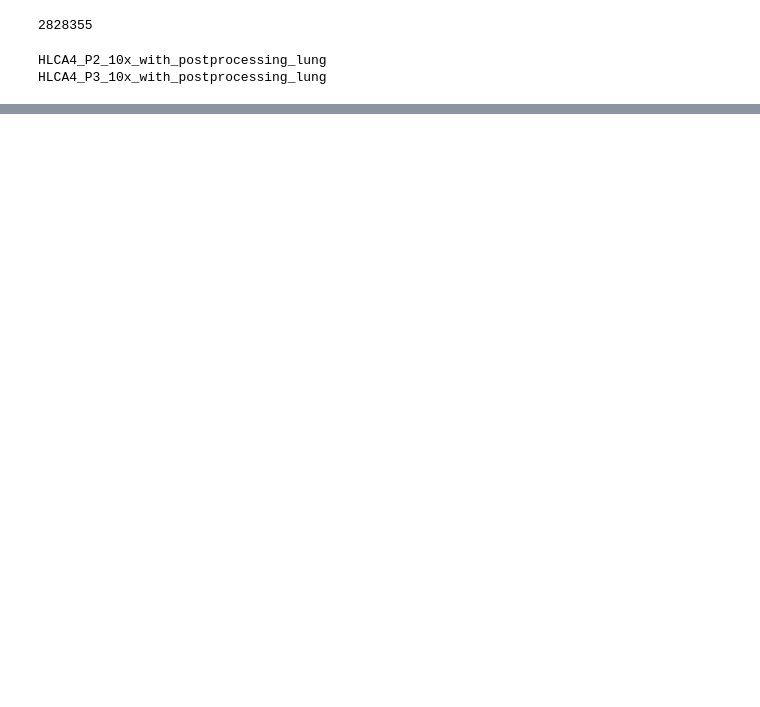
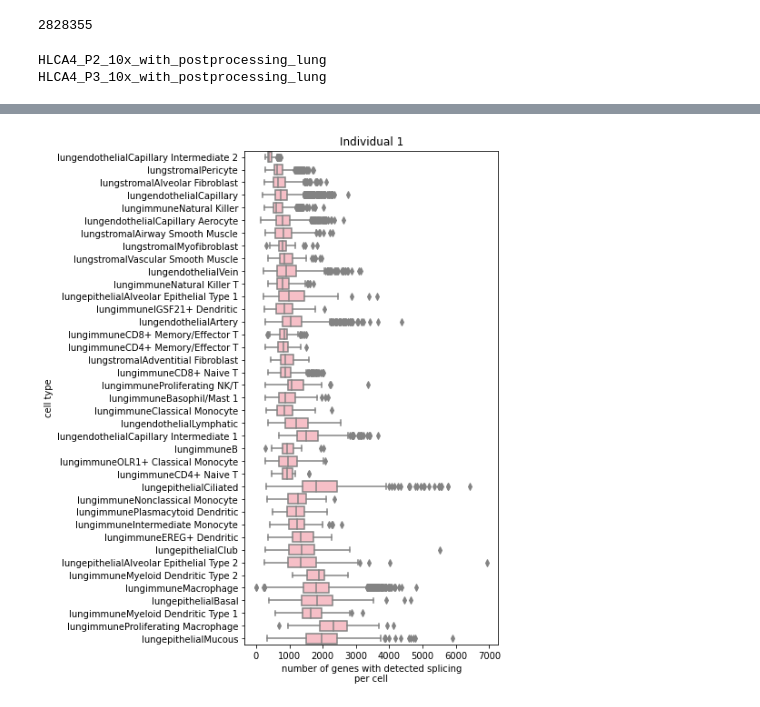
Before and after one commit to juliaolivieri/SpliZ_pipeline, a Jupyter notebook: notebooks/supplemental_figures.ipynb, the cells around one changed output, grey strips where cells are left out. Saved outputs shown, nothing was run; the diff lists cells and outputs as text; code cells hidden in the pictures; blank space fills up the shorter version.

```diff
--- a/notebooks/supplemental_figures.ipynb
+++ b/notebooks/supplemental_figures.ipynb
@@ -155,0 +216,10 @@ HLCA_smartseq_P3_with_postprocessing_shared
+# %%
+f, ax = plt.subplots(figsize=(5, 10))
+sns.boxplot(data=df, x="number of genes with detected splicing\nper cell",y="cell type",color="lightpink")
+plt.title(ind_dict[ind])
+# plt.xscale("log")
+plt.savefig("{}{}_numgenes_percell.png".format(outpath,ind),bbox_inches="tight")
+
+plt.show()
+# %% [output]
+[figure, added]
```
Also changed, not shown: parts of 21 cells of this notebook, 6 other files.
